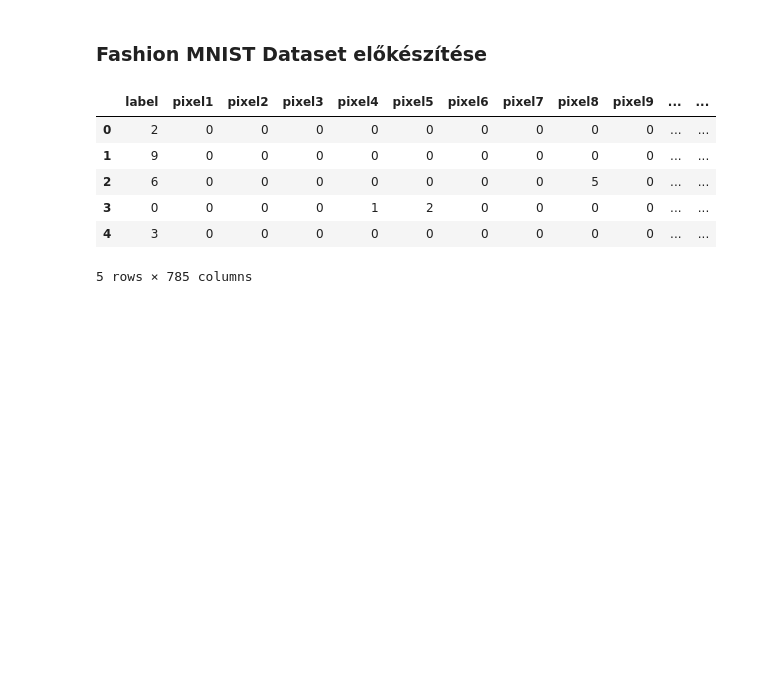
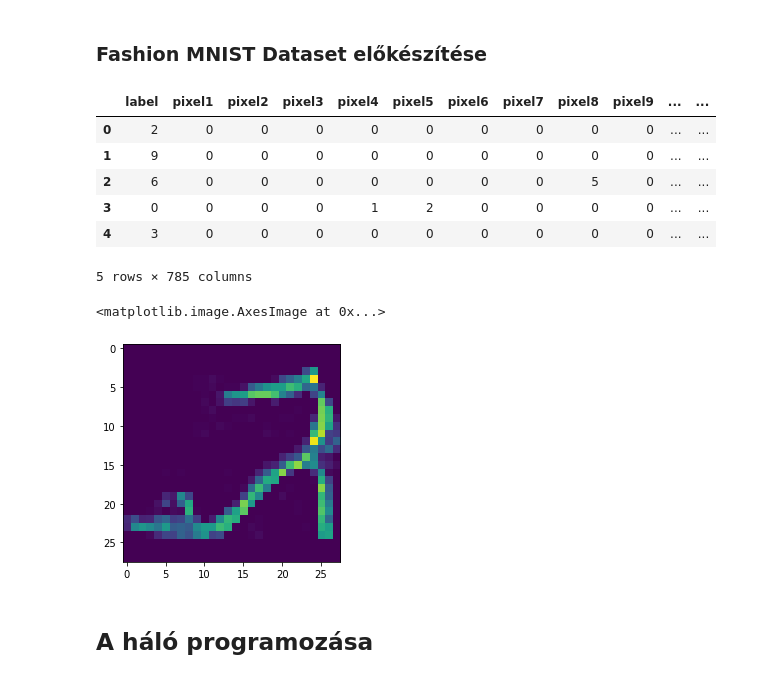
Before and after one commit to bencejuhasz7/fashionmnistcnn, a Jupyter notebook: Fashion MNIST CNN.ipynb, the cells around one changed output. Cells and saved outputs as stored; diff of their text form; code cells hidden in the pictures; blank space fills up the shorter version.

```diff
--- a/Fashion MNIST CNN.ipynb
+++ b/Fashion MNIST CNN.ipynb
@@ -47,0 +54,24 @@ y_test = test[:,0]
+# %%
+# train szétválasztása train-re és validation-re
+
+X_train, X_val, y_train, y_val = train_test_split(X_train, y_train, test_size=0.2, random_state=42)
+# %%
+# képek átméretezése sorvektorból 28x28x1-re
+
+im_dim = (28, 28)
+im_shape = (*im_dim, 1)
+
+X_train = X_train.reshape(X_train.shape[0], *im_shape)
+X_val = X_val.reshape(X_val.shape[0], *im_shape)
+X_test = X_test.reshape(X_test.shape[0], *im_shape)
+# %%
+# 1. kép X_train-ben
+
+im = X_train[0]
+
+plt.imshow(im)
+# %% [output]
+<matplotlib.image.AxesImage at 0x...>
+[figure, added]
+# %% [markdown]
+## A háló programozása
```
Also changed, not shown: parts of 7 cells of this notebook.
